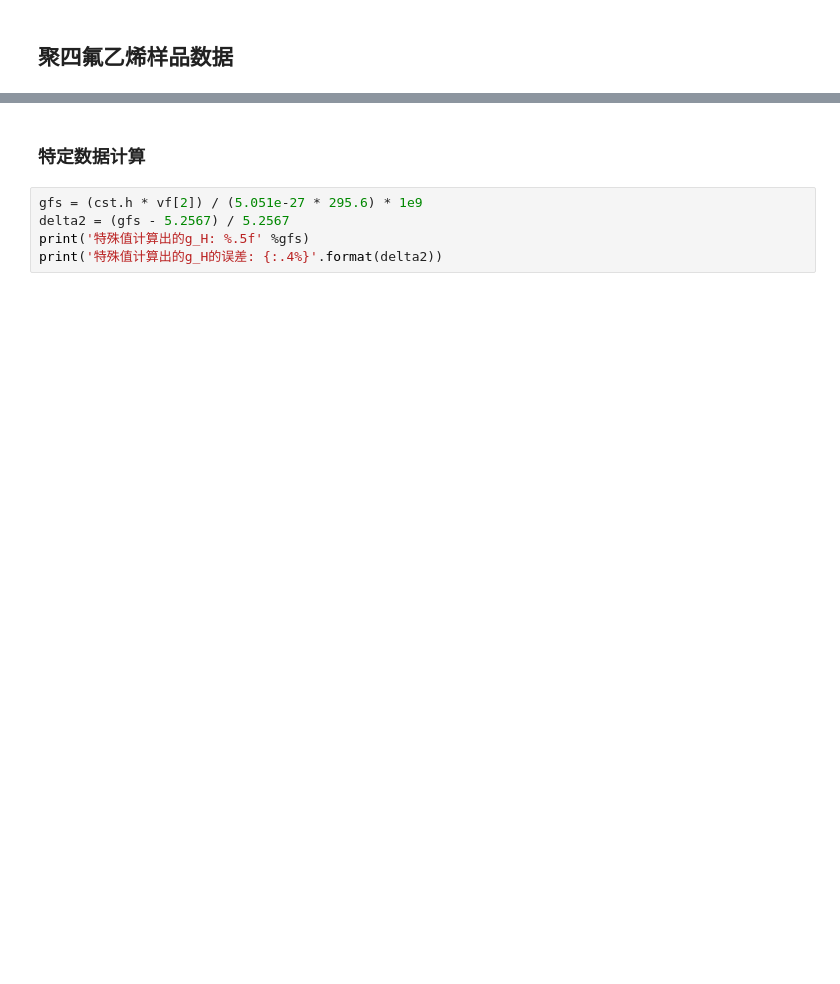
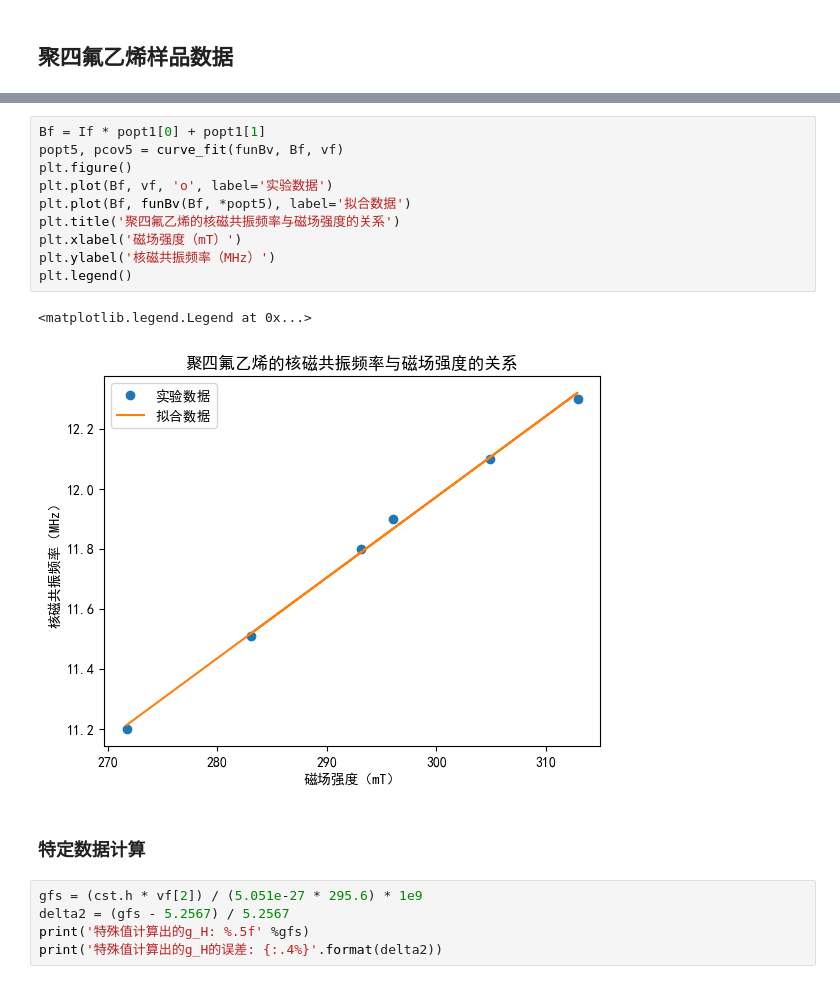
Before and after one commit to GeorgeDong32/My-Physics-Experiments, a Jupyter notebook: 实验13/Experience13.ipynb, the cells around one changed output, grey strips where cells are left out. Saved outputs shown, nothing was run; the diff lists cells and outputs as text; blank space fills up the shorter version.

```diff
--- a/实验13/Experience13.ipynb
+++ b/实验13/Experience13.ipynb
@@ -96,3 +101,16 @@ plt.legend()
+# %%
+Bf = If * popt1[0] + popt1[1]
+popt5, pcov5 = curve_fit(funBv, Bf, vf)
+plt.figure()
+plt.plot(Bf, vf, 'o', label='实验数据')
+plt.plot(Bf, funBv(Bf, *popt5), label='拟合数据')
+plt.title('聚四氟乙烯的核磁共振频率与磁场强度的关系')
+plt.xlabel('磁场强度（mT）')
+plt.ylabel('核磁共振频率（MHz）')
+plt.legend()
+# %% [output]
+<matplotlib.legend.Legend at 0x...>
+[figure, added]
 # %% [markdown]
 ### 特定数据计算
 # %%
```
Also changed, not shown: parts of 6 cells of this notebook.
